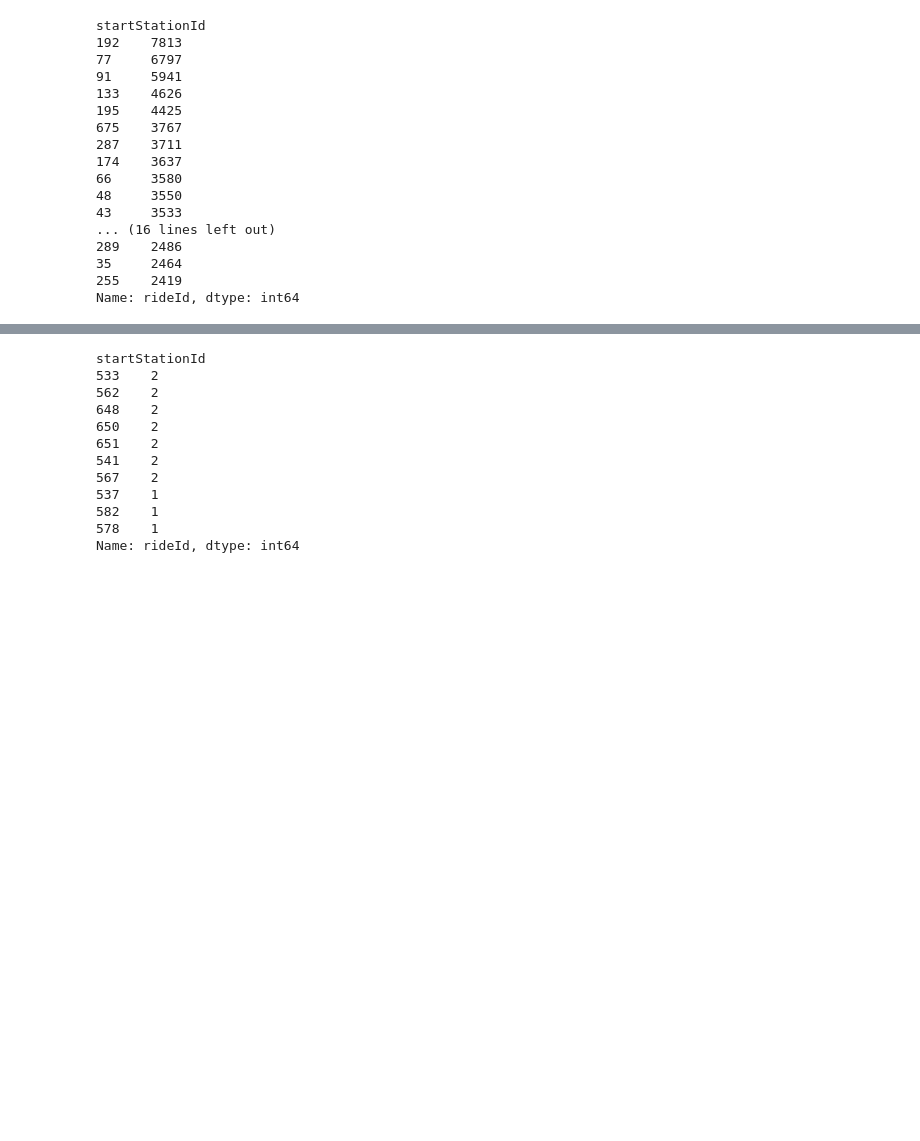
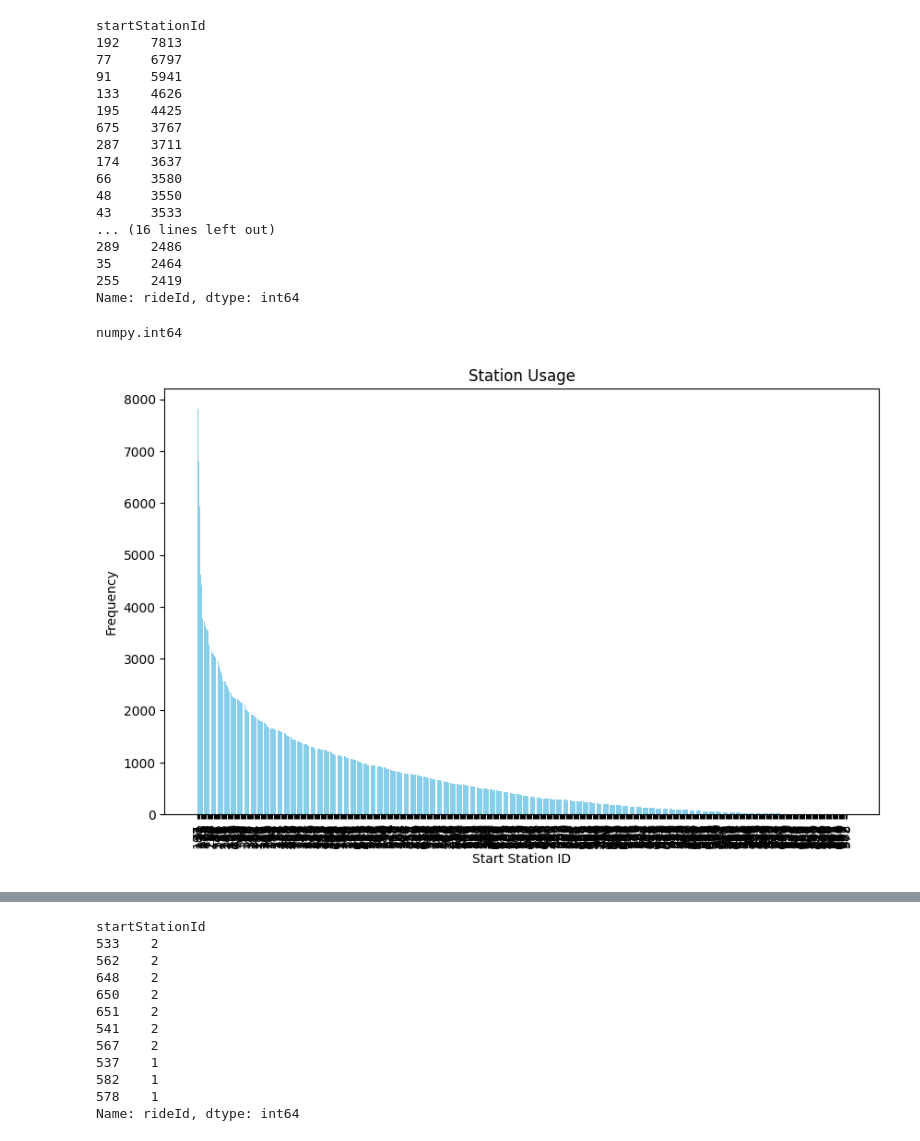
Before and after one commit to Loisaxu/PortfolioProject_Pandas, a Jupyter notebook: CyclisticDataAnalysis.ipynb, the cells around one changed output, grey strips where cells are left out. Saved outputs shown, nothing was run; the diff lists cells and outputs as text; code cells hidden in the pictures; blank space fills up the shorter version.

```diff
--- a/CyclisticDataAnalysis.ipynb
+++ b/CyclisticDataAnalysis.ipynb
@@ -111,3 +111,25 @@ startStationId
 35     2464
 255    2419
 Name: rideId, dtype: int64
+# %%
+type(start_station_usage.index[0])
+# %% [output]
+numpy.int64
+# %%
+plt.figure(figsize=(10, 6))
+plt.bar(start_station_usage.index, start_station_usage.values, color='skyblue')
+
+# Convert index to string type
+start_station_usage.index = start_station_usage.index.astype(str)
+
+plt.xticks(start_station_usage.index, labels=start_station_usage.index, rotation='vertical')
+
+# Add labels and title
+plt.xlabel('Start Station ID')
+plt.ylabel('Frequency')
+plt.title('Station Usage')
+
+# Display chart
+plt.show()
+# %% [output]
+[figure, added]
```
Also changed, not shown: parts of 9 cells of this notebook.
